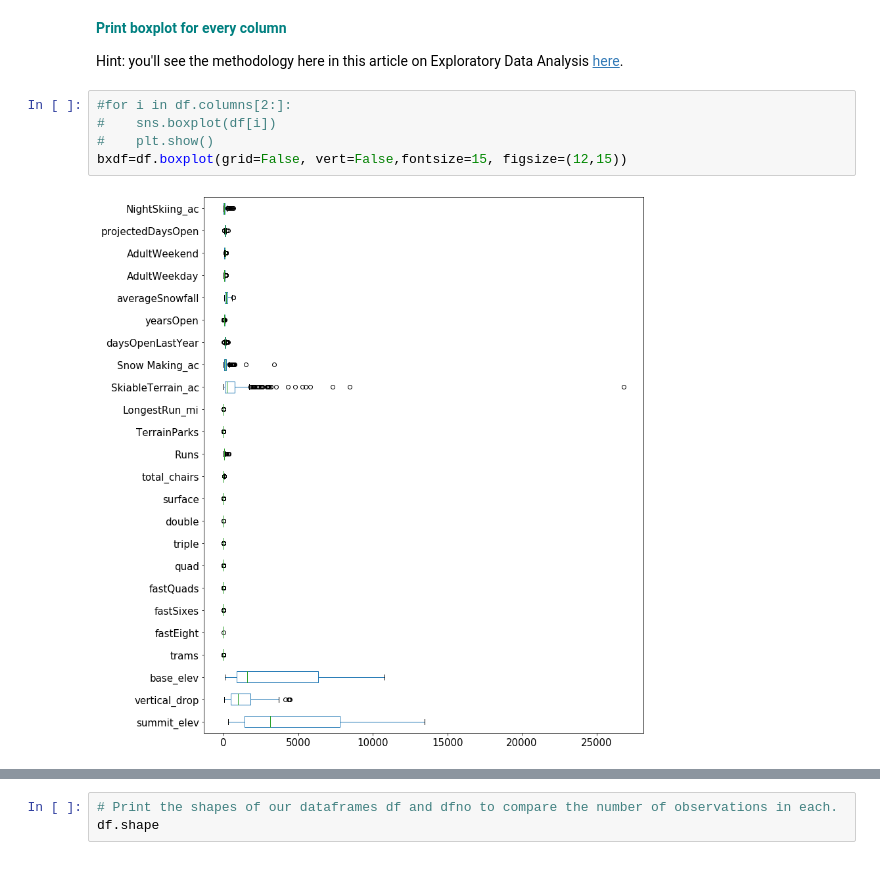
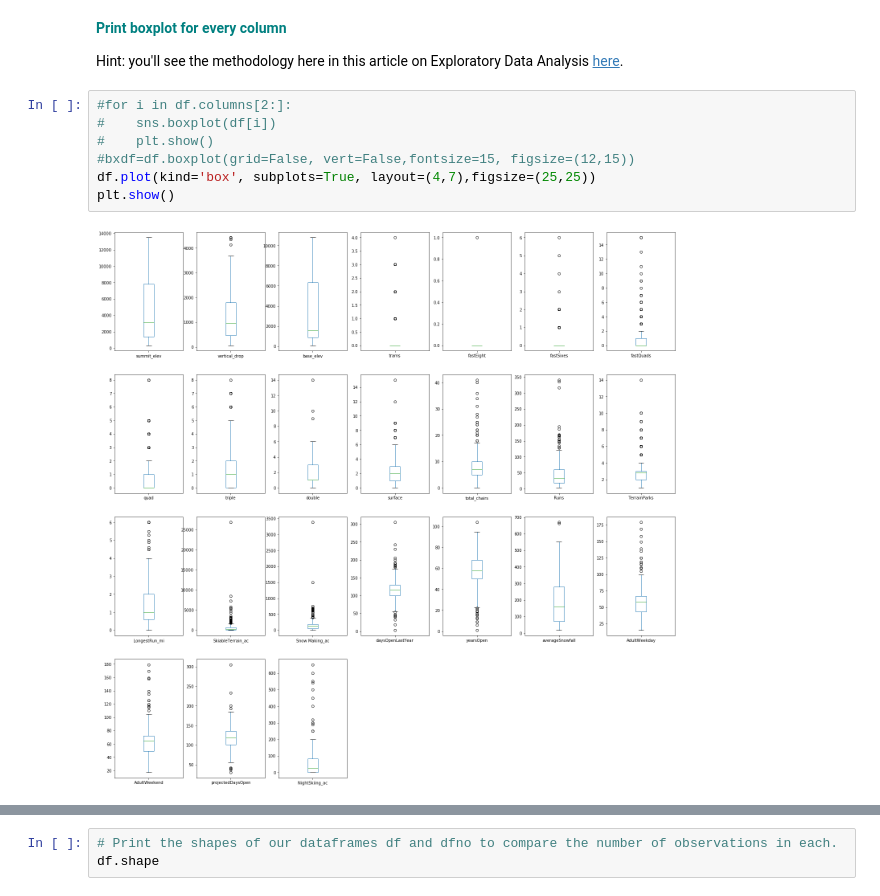
Before and after one commit to vaishalipp/GuidedCapstone1, a Jupyter notebook: GuidedCapstoneStep3HL.ipynb, the cells around one changed output, grey strips where cells are left out. Cells and saved outputs as stored; diff of their text form.

Commit message:
step3 ipynb - corrected boxplot display

```diff
--- a/GuidedCapstoneStep3HL.ipynb
+++ b/GuidedCapstoneStep3HL.ipynb
@@ -204,10 +198,12 @@ Hint: you'll see the methodology here in this article on Exploratory Data Analys
 # %%
 #for i in df.columns[2:]:
 #    sns.boxplot(df[i])
 #    plt.show()
-bxdf=df.boxplot(grid=False, vert=False,fontsize=15, figsize=(12,15))
+#bxdf=df.boxplot(grid=False, vert=False,fontsize=15, figsize=(12,15))
+df.plot(kind='box', subplots=True, layout=(4,7),figsize=(25,25))
+plt.show()
 # %% [output]
-[figure, old version]
+[figure, new version]
 # %% [markdown]
 You need to create boxplots and  histograms to evaluate the data for potential outliers or data anomalies. Generally, outliers are defined as observations that differ significantly from the other values in the dataset or feature.
 
```
Also changed, not shown: parts of 5 cells of this notebook.
